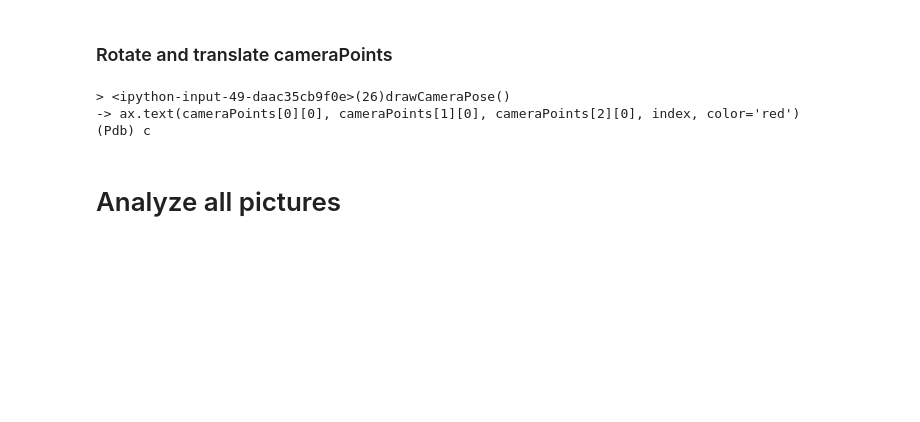
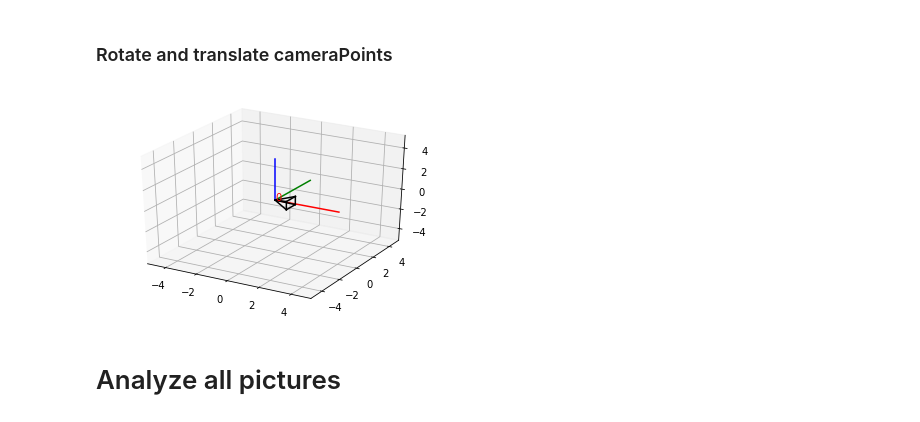
Before and after one commit to eshangaur/Perception-in-Robotics, a Jupyter notebook: project_2b/code/task_6/task_6.ipynb, the cells around one changed output. Cells and saved outputs as stored; diff of their text form; code cells hidden in the pictures; blank space fills up the shorter version.

```diff
--- a/project_2b/code/task_6/task_6.ipynb
+++ b/project_2b/code/task_6/task_6.ipynb
@@ -263,16 +329,14 @@ def drawCameraPose(cameraPoints, ax, index='0'):
 # %%
 # draw a camera at the origin
 x_points = [0, 1, 1, 1, 1]
 y_points = [0, 0.5,-0.5,-0.5, 0.5]
 z_points = [0, 0.4, 0.4,-0.4,-0.4]
 cameraPoints = np.array([x_points,y_points,z_points])
 
-cameraPoints = getCameraPose(cameraPoints,rot_vec, trans_vec)  # rotate and translate those camera points
+# cameraPoints = getCameraPose(cameraPoints,rot_vec, trans_vec)  # rotate and translate those camera points
 
 ax = create3DPlot()
 drawCameraPose(cameraPoints, ax)   # draw them in 3D
 plt.show()
 # %% [output]
-> <ipython-input-49-daac35cb9f0e>(26)drawCameraPose()
--> ax.text(cameraPoints[0][0], cameraPoints[1][0], cameraPoints[2][0], index, color='red')
-(Pdb) c
+[figure, added]
```
Also changed, not shown: parts of 24 cells of this notebook.
